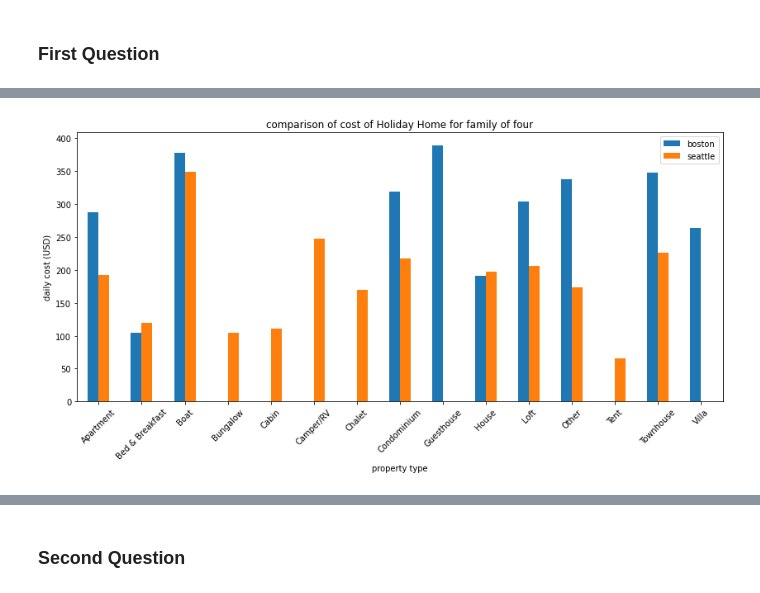
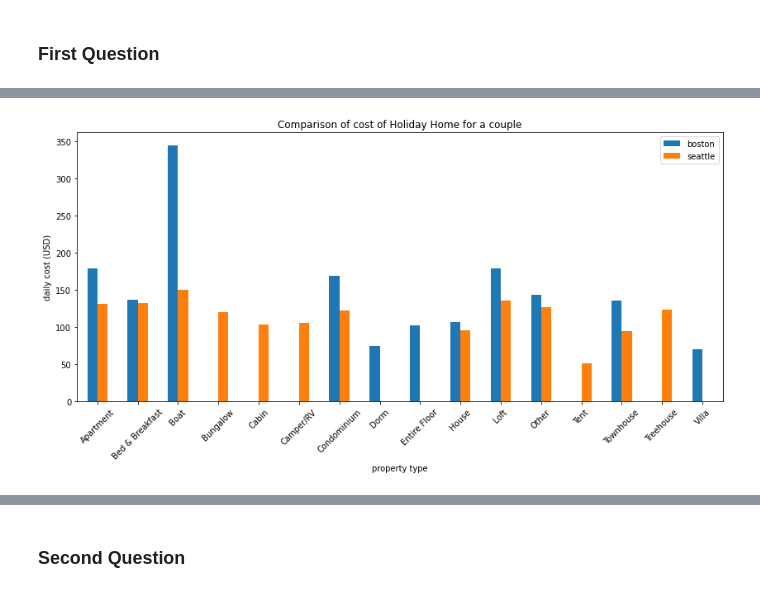
Before and after one commit to alanlee1994/assignment1_DS, a Jupyter notebook: assignment1.ipynb, the cells around one changed output, grey strips where cells are left out. Saved outputs shown, nothing was run; the diff lists cells and outputs as text; code cells hidden in the pictures.

```diff
--- a/assignment1.ipynb
+++ b/assignment1.ipynb
@@ -56,3 +86,43 @@ def cleanup_symbol(df, col_names = ['price', 'cleaning_fee']):
 # %%
+# question 1 which city is more expensive given a couple
+# Step 1: Gather
+seattle_listing = seattle_listings[['id', 'accommodates', 'property_type', 'price', 'security_deposit', 'cleaning_fee']].copy(deep=True)
+boston_listing = boston_listings[['id', 'accommodates', 'property_type', 'price', 'security_deposit', 'cleaning_fee']].copy(deep=True)
+boston_listing = boston_listing[boston_listing['accommodates'] == 2].copy(deep=True)
+seattle_listing = seattle_listing[seattle_listing['accommodates'] == 2].copy(deep=True)
+
+# step 2 and 3: assess and clean
+seattle_listing['cleaning_fee'].fillna(0, inplace=True)
+seattle_listing['security_deposit'].fillna(0, inplace=True)
+seattle_listing.dropna(axis=0, how='any', inplace=True)
+boston_listing['cleaning_fee'].fillna(0, inplace=True)
+boston_listing['security_deposit'].fillna(0, inplace=True)
+boston_listing.dropna(axis=0, how='any', inplace=True)
+
+def cleanup_symbol(df, col_names = ['price', 'cleaning_fee']):
+    """
+    function that clean up the '$' sign and convert string to float
+
+    arguments:
+        df: pandas dataframe containing the data to be cleaned.
+        col_names: column names to apply the clean up of '$' and convert string to float.
+    """
+    for col in col_names:
+        df[col] = [float(str(i).replace('$','').split('.')[0].replace(',','')) for i in df[col]]
+    return df
+
 seattle_listing_cleaned = cleanup_symbol(seattle_listing)
 boston_listing_cleaned = cleanup_symbol(boston_listing)
+
+# step 4 and 5: analyze and model
+boston_listing_cleaned['daily_cost'] = boston_listing_cleaned[['price', 'cleaning_fee']].sum(axis=1)
+seattle_listing_cleaned['daily_cost'] = seattle_listing_cleaned[['price', 'cleaning_fee']].sum(axis=1)
+boston_family = boston_listing_cleaned.groupby(["property_type"]).mean()['daily_cost']
+seattle_family = seattle_listing_cleaned.groupby(["property_type"]).mean()['daily_cost']
+comparison = pd.merge(boston_family, seattle_family, left_index=True, right_index=True, how='outer')
+comparison.columns = ['boston', 'seattle']
+
+#step 6: visualize:
+_ = comparison.plot.bar(title='Comparison of cost of Holiday Home for a couple', figsize=(14,6), xlabel='property type', ylabel='daily cost (USD)', rot=45)
+# %% [output]
+[figure, added]
@@ -68,4 +128,0 @@ comparison.columns = ['boston', 'seattle']
-# %%
-_ = comparison.plot.bar(title='Comparison of cost of Holiday Home for family of four', figsize=(14,6), xlabel='property type', ylabel='daily cost (USD)', rot=45)
-# %% [output]
-[figure, removed]
```
Also changed, not shown: parts of 30 cells of this notebook.
